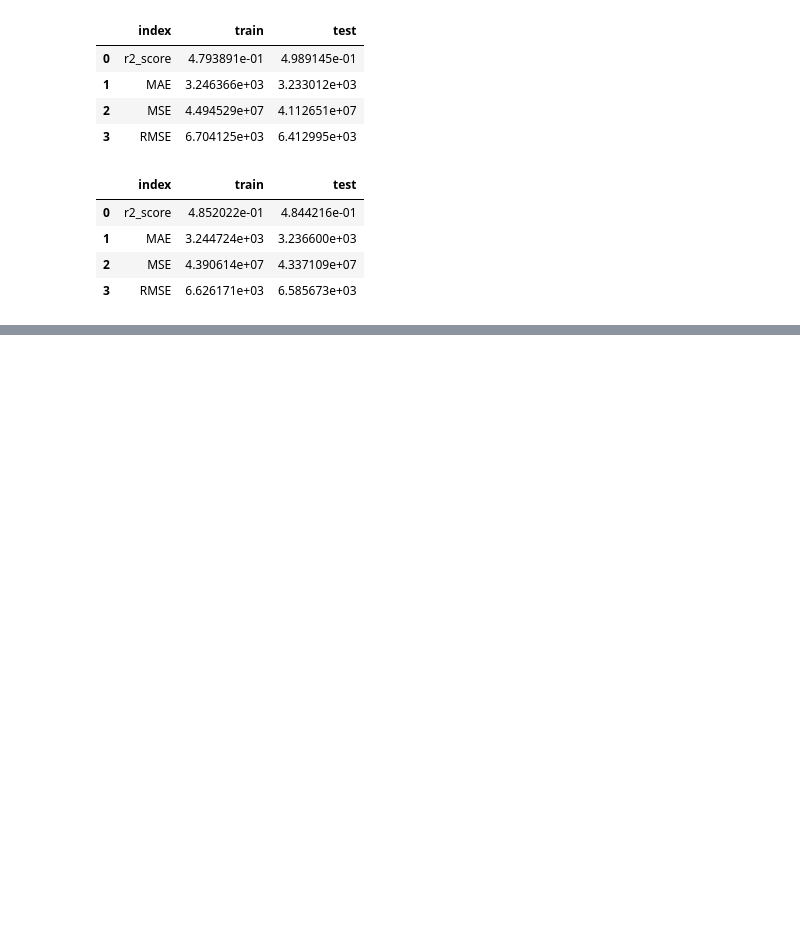
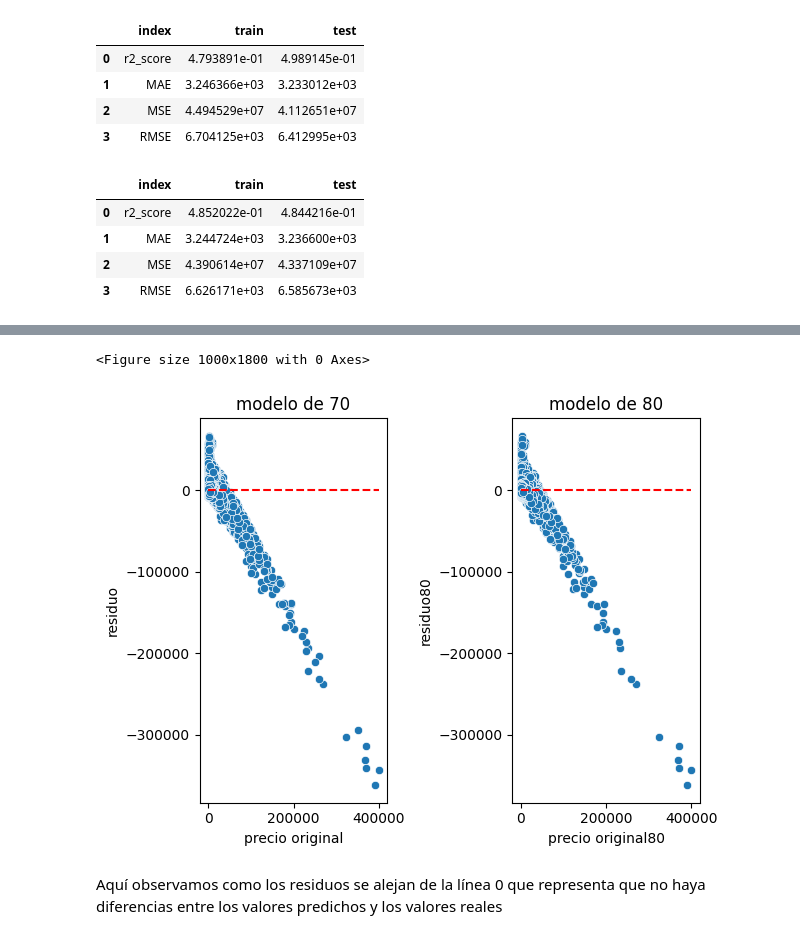
Before and after one commit to jgilsu11/laboratorio-modulo7-leccion01-eda-nulos, a Jupyter notebook: laboratorio-modulo8-leccion01-ajuste_regresion_lineal.ipynb, the cells around one changed output, grey strips where cells are left out. Saved outputs shown, nothing was run; the diff lists cells and outputs as text; code cells hidden in the pictures; blank space fills up the shorter version.

```diff
--- a/laboratorio-modulo8-leccion01-ajuste_regresion_lineal.ipynb
+++ b/laboratorio-modulo8-leccion01-ajuste_regresion_lineal.ipynb
@@ -290,0 +345,26 @@ metricas80_pd
+# %%
+plt.figure(figsize=(10,18))
+fig, axes =plt.subplots(nrows=1, ncols=2)
+axes=axes.flat
+
+
+sns.scatterplot(x="precio original", y="residuo", data= df_con_residuos, ax= axes[0])
+axes[0].plot([df_con_residuos["precio original"].min(), df_con_residuos["precio original"].max()],
+         [0,0],
+         color='red', linestyle='--', label='x = y')
+axes[0].set_title("modelo de 70")
+
+
+
+sns.scatterplot(x="precio original80", y="residuo80", data= df_con_residuos80, ax=axes[1])
+axes[1].plot([df_con_residuos80["precio original80"].min(), df_con_residuos80["precio original80"].max()],
+         [0,0],
+         color='red', linestyle='--', label='x = y')
+
+axes[1].set_title("modelo de 80")
+plt.tight_layout()
+# %% [output]
+<Figure size 1000x1800 with 0 Axes>
+[figure, added]
+# %% [markdown]
+Aquí observamos como los residuos se alejan de la línea 0 que representa que no haya diferencias entre los valores predichos y los valores reales
```
Also changed, not shown: parts of 9 cells of this notebook.
